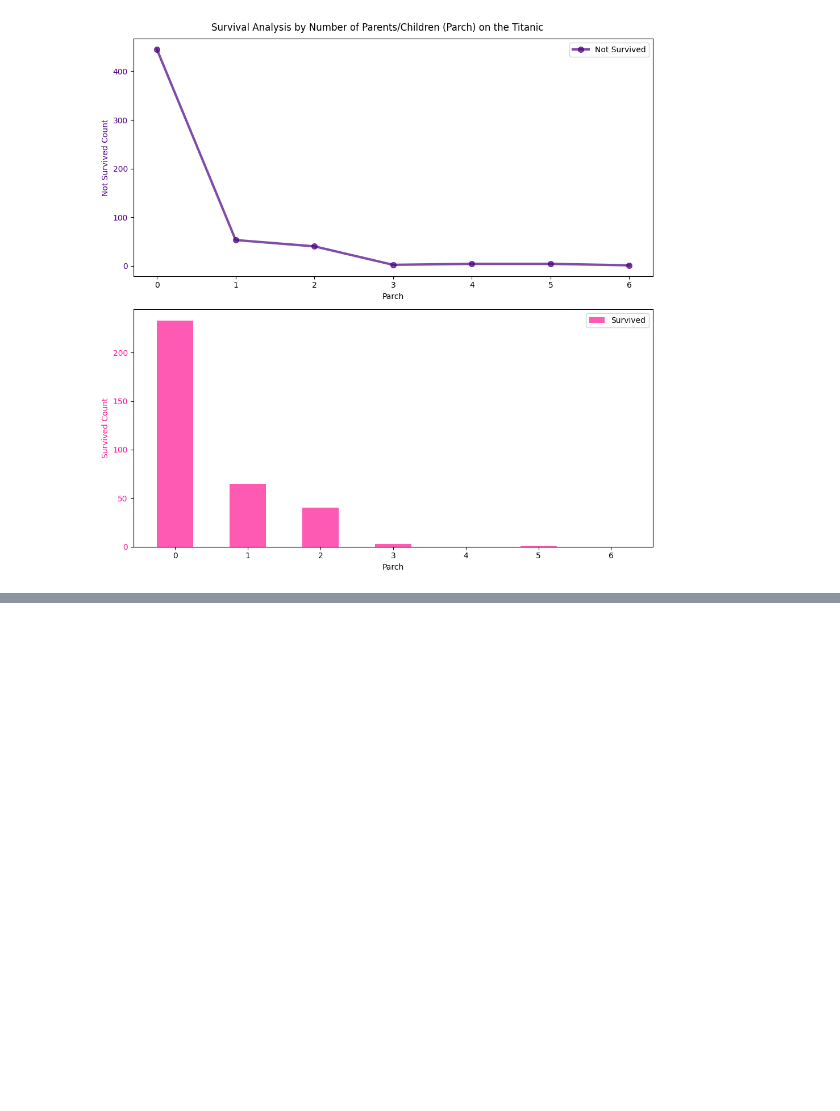
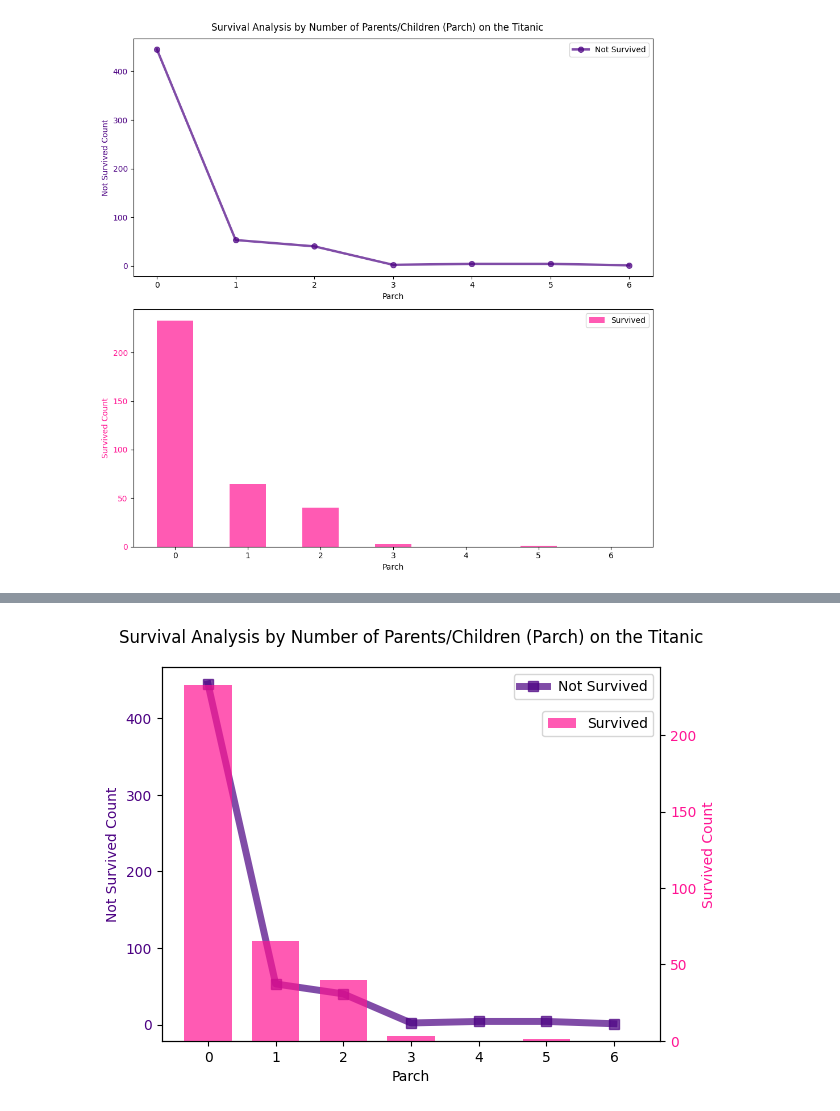
Before and after one commit to Choiwanwoo-03/MachineLearning_CodePractice, a Jupyter notebook: tatanic.ipynb, the cells around one changed output, grey strips where cells are left out. Cells and saved outputs as stored; diff of their text form; code cells hidden in the pictures; blank space fills up the shorter version.

```diff
--- a/tatanic.ipynb
+++ b/tatanic.ipynb
@@ -409,3 +409,6 @@ plt.tight_layout()
 plt.show()
 # %% [output]
 [figure]
+# %%
+parch_counts = titanic.groupby('Parch')['Survived'].value_counts().unstack().fillna(0)
+parch_counts
@@ -411,0 +425,25 @@ plt.show()
+# %%
+x = parch_counts.index.astype(str)
+y1 = parch_counts[0].values
+y2 = parch_counts[1].values
+
+fig, ax1 = plt.subplots()
+
+ax1.plot(x, y1, '-s', color = 'indigo', markersize = 7, linewidth = 5, alpha = 0.7, label = 'Not Survived')
+ax1.set_xlabel('Parch')
+ax1.set_ylabel('Not Survived Count', color = 'indigo')
+ax1.tick_params(axis = 'y', labelcolor = 'indigo')
+ax1.legend(loc = 'upper right', bbox_to_anchor = (1, 1))
+
+ax2 = ax1.twinx()
+
+ax2.bar(x, y2, color = 'deeppink', alpha = 0.7, width = 0.7, label = 'Survived')
+ax2.set_ylabel('Survived Count', color = 'deeppink')
+ax2.tick_params(axis = 'y', labelcolor = 'deeppink')
+ax2.legend(loc = 'upper right', bbox_to_anchor = (1, 0.9))
+
+plt.suptitle('Survival Analysis by Number of Parents/Children (Parch) on the Titanic')
+plt.tight_layout()
+plt.show()
+# %% [output]
+[figure, added]
```
Also changed, not shown: parts of 1 cell of this notebook.
